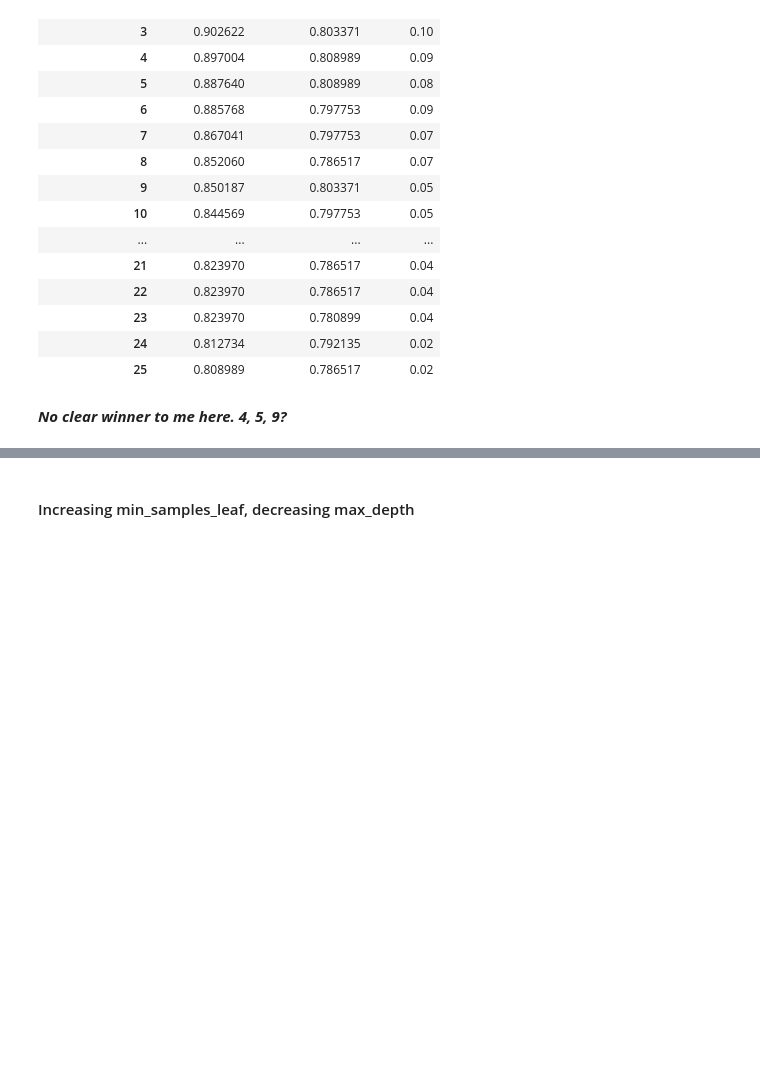
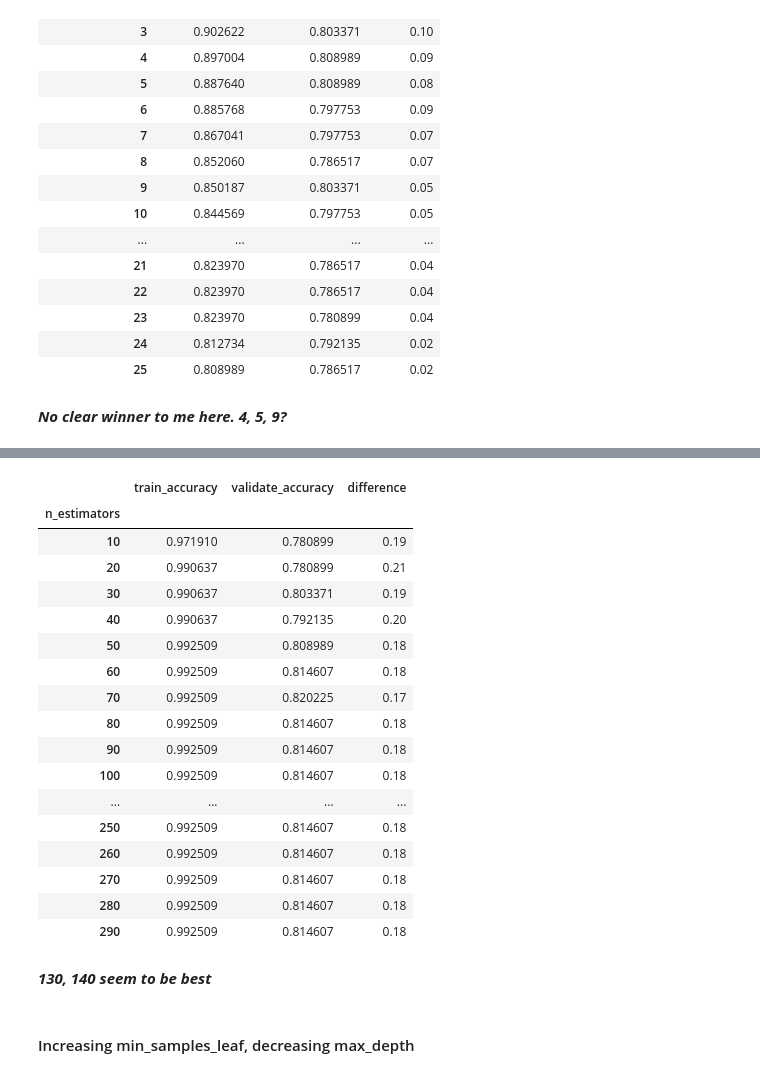
Before and after one commit to adam-talbot/classification-exercises, a Jupyter notebook: model.ipynb, the cells around one changed output, grey strips where cells are left out. Saved outputs shown, nothing was run; the diff lists cells and outputs as text; code cells hidden in the pictures; blank space fills up the shorter version.

```diff
--- a/model.ipynb
+++ b/model.ipynb
@@ -2008,3 +2046,28 @@ df
+# %%
+df = df.set_index('n_estimators')
+df["difference"] = round(df.train_accuracy - df.validate_accuracy, 2)
+df
+# %% [output]
+|  | train_accuracy | validate_accuracy | difference |
+| n_estimators |  |  |  |
+| 10 | 0.971910 | 0.780899 | 0.19 |
+| 20 | 0.990637 | 0.780899 | 0.21 |
+| 30 | 0.990637 | 0.803371 | 0.19 |
+| 40 | 0.990637 | 0.792135 | 0.20 |
+| 50 | 0.992509 | 0.808989 | 0.18 |
+| 60 | 0.992509 | 0.814607 | 0.18 |
+| 70 | 0.992509 | 0.820225 | 0.17 |
+| 80 | 0.992509 | 0.814607 | 0.18 |
+| 90 | 0.992509 | 0.814607 | 0.18 |
+| 100 | 0.992509 | 0.814607 | 0.18 |
+| ... | ... | ... | ... |
+| 250 | 0.992509 | 0.814607 | 0.18 |
+| 260 | 0.992509 | 0.814607 | 0.18 |
+| 270 | 0.992509 | 0.814607 | 0.18 |
+| 280 | 0.992509 | 0.814607 | 0.18 |
+| 290 | 0.992509 | 0.814607 | 0.18 |
+# %% [markdown]
+***130, 140 seem to be best***
 # %% [markdown]
 #### Increasing min_samples_leaf, decreasing max_depth
 # %%
```
Also changed, not shown: parts of 4 cells of this notebook.
